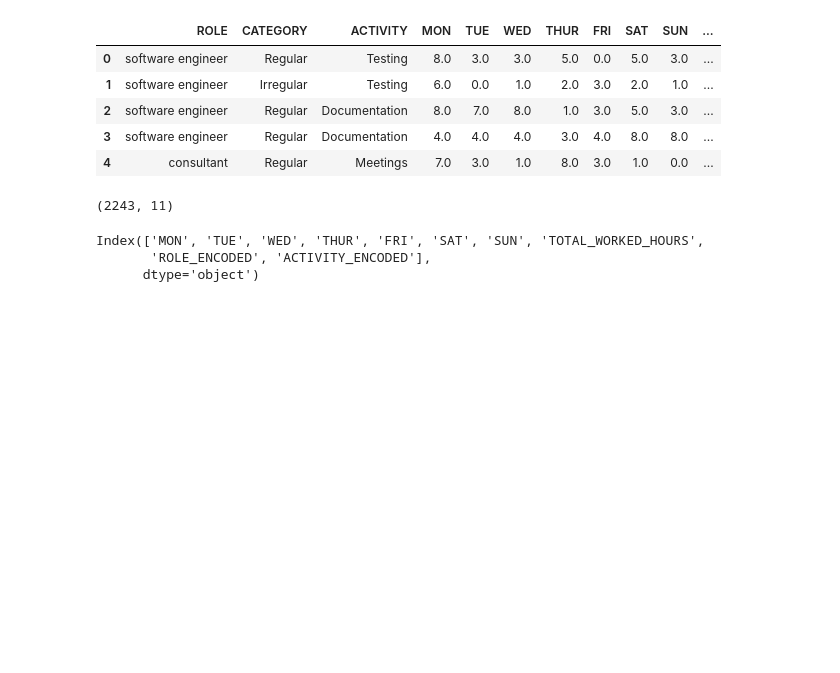
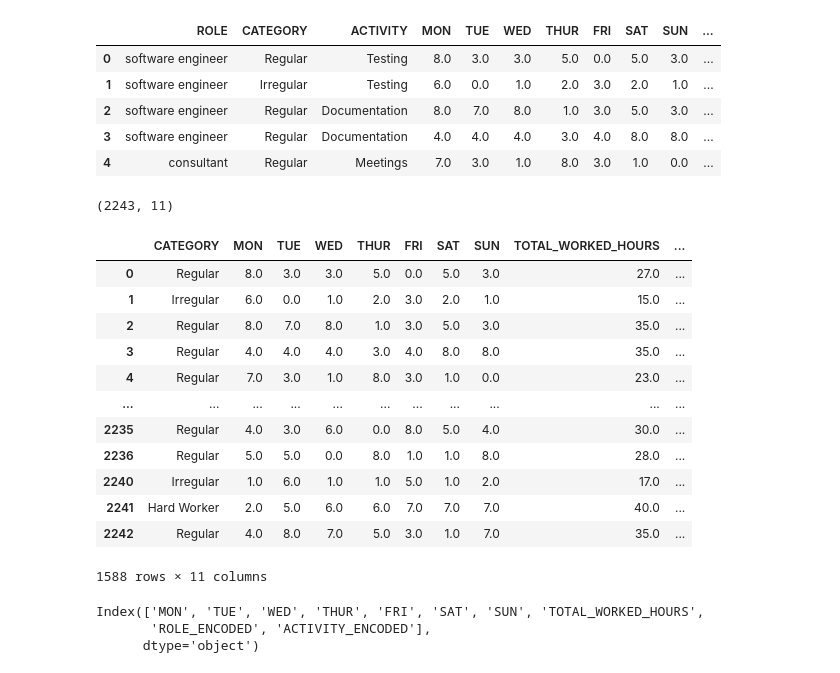
Before and after one commit to Mithun120/final_project, a Jupyter notebook: faker/fulldata.ipynb, the cells around one changed output. Cells and saved outputs as stored; diff of their text form; code cells hidden in the pictures; blank space fills up the shorter version.

```diff
--- a/faker/fulldata.ipynb
+++ b/faker/fulldata.ipynb
@@ -469,6 +472,22 @@ y = y_encoded
 
 # Drop the 'CATEGORY' column from X
 X = df1.drop(columns='CATEGORY')
+# %%
+df1
+# %% [output]
+|  | CATEGORY | MON | TUE | WED | THUR | FRI | SAT | SUN | TOTAL_WORKED_HOURS | ... |
+| 0 | Regular | 8.0 | 3.0 | 3.0 | 5.0 | 0.0 | 5.0 | 3.0 | 27.0 | ... |
+| 1 | Irregular | 6.0 | 0.0 | 1.0 | 2.0 | 3.0 | 2.0 | 1.0 | 15.0 | ... |
+| 2 | Regular | 8.0 | 7.0 | 8.0 | 1.0 | 3.0 | 5.0 | 3.0 | 35.0 | ... |
+| 3 | Regular | 4.0 | 4.0 | 4.0 | 3.0 | 4.0 | 8.0 | 8.0 | 35.0 | ... |
+| 4 | Regular | 7.0 | 3.0 | 1.0 | 8.0 | 3.0 | 1.0 | 0.0 | 23.0 | ... |
+| ... | ... | ... | ... | ... | ... | ... | ... | ... | ... | ... |
+| 2235 | Regular | 4.0 | 3.0 | 6.0 | 0.0 | 8.0 | 5.0 | 4.0 | 30.0 | ... |
+| 2236 | Regular | 5.0 | 5.0 | 0.0 | 8.0 | 1.0 | 1.0 | 8.0 | 28.0 | ... |
+| 2240 | Irregular | 1.0 | 6.0 | 1.0 | 1.0 | 5.0 | 1.0 | 2.0 | 17.0 | ... |
+| 2241 | Hard Worker | 2.0 | 5.0 | 6.0 | 6.0 | 7.0 | 7.0 | 7.0 | 40.0 | ... |
+| 2242 | Regular | 4.0 | 8.0 | 7.0 | 5.0 | 3.0 | 1.0 | 7.0 | 35.0 | ... |
+1588 rows × 11 columns
 # %%
 X.columns
 # %% [output]
```
Also changed, not shown: parts of 3 cells of this notebook, 2 other files.
